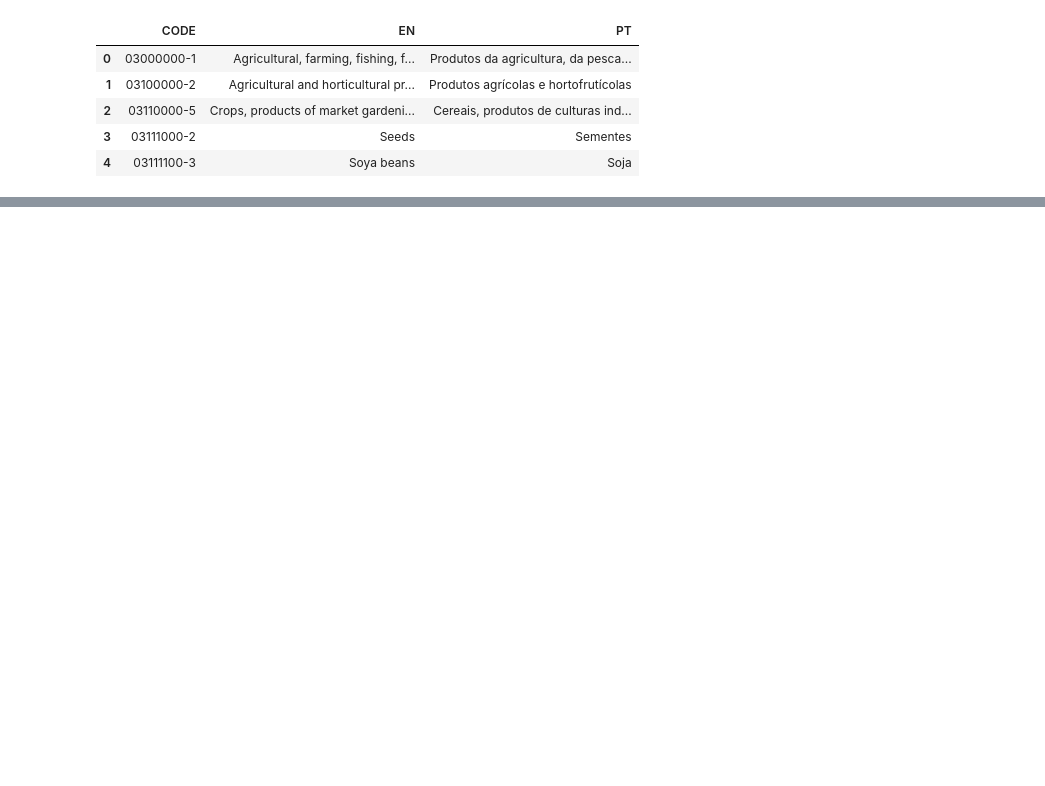
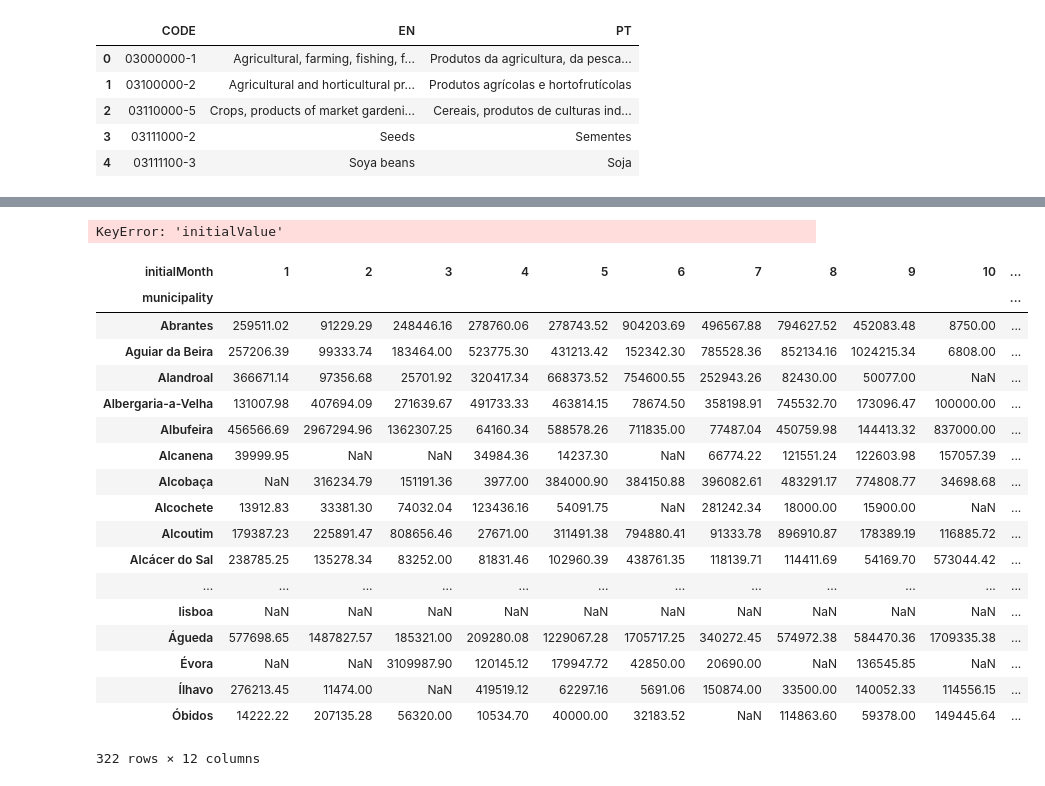
Before and after one commit to RodolfoLSS/Portuguese_Procurements, a Jupyter notebook: H7.20180088.ipynb, the cells around one changed output, grey strips where cells are left out. Drawn from its saved outputs; the diff is of its cells as text; code cells hidden in the pictures; blank space fills up the shorter version.

```diff
--- a/H7.20180088.ipynb
+++ b/H7.20180088.ipynb
@@ -101,0 +167,5 @@ proc.head()
+# %%
+expensesByCity = pd.DataFrame(municipalProc.groupby(['municipality'])['municipality','initialValue'].sum()).reset_index()
+monthlyExpenses = pd.DataFrame(municipalProc.groupby(['municipality','initialMonth'])['initialValue'].sum()).reset_index()
+
+monthlyExpenses
@@ -101,0 +191,32 @@ proc.head()
+# %%
+monthlyExpenses = pd.pivot_table(monthlyExpenses,
+                                 values="initialValue",
+                                 index=['municipality'],
+                                 columns=['initialMonth'])
+monthlyExpenses
+# %% [output]
+KeyError: 'initialValue'
+# %%
+monthlyExpenses.plot(kind="bar",
+        figsize=(50,50),
+        stacked=True)
+# %% [output]
+| initialMonth | 1 | 2 | 3 | 4 | 5 | 6 | 7 | 8 | 9 | 10 | ... |
+| municipality |  |  |  |  |  |  |  |  |  |  | ... |
+| Abrantes | 259511.02 | 91229.29 | 248446.16 | 278760.06 | 278743.52 | 904203.69 | 496567.88 | 794627.52 | 452083.48 | 8750.00 | ... |
+| Aguiar da Beira | 257206.39 | 99333.74 | 183464.00 | 523775.30 | 431213.42 | 152342.30 | 785528.36 | 852134.16 | 1024215.34 | 6808.00 | ... |
+| Alandroal | 366671.14 | 97356.68 | 25701.92 | 320417.34 | 668373.52 | 754600.55 | 252943.26 | 82430.00 | 50077.00 | NaN | ... |
+| Albergaria-a-Velha | 131007.98 | 407694.09 | 271639.67 | 491733.33 | 463814.15 | 78674.50 | 358198.91 | 745532.70 | 173096.47 | 100000.00 | ... |
+| Albufeira | 456566.69 | 2967294.96 | 1362307.25 | 64160.34 | 588578.26 | 711835.00 | 77487.04 | 450759.98 | 144413.32 | 837000.00 | ... |
+| Alcanena | 39999.95 | NaN | NaN | 34984.36 | 14237.30 | NaN | 66774.22 | 121551.24 | 122603.98 | 157057.39 | ... |
+| Alcobaça | NaN | 316234.79 | 151191.36 | 3977.00 | 384000.90 | 384150.88 | 396082.61 | 483291.17 | 774808.77 | 34698.68 | ... |
+| Alcochete | 13912.83 | 33381.30 | 74032.04 | 123436.16 | 54091.75 | NaN | 281242.34 | 18000.00 | 15900.00 | NaN | ... |
+| Alcoutim | 179387.23 | 225891.47 | 808656.46 | 27671.00 | 311491.38 | 794880.41 | 91333.78 | 896910.87 | 178389.19 | 116885.72 | ... |
+| Alcácer do Sal | 238785.25 | 135278.34 | 83252.00 | 81831.46 | 102960.39 | 438761.35 | 118139.71 | 114411.69 | 54169.70 | 573044.42 | ... |
+| ... | ... | ... | ... | ... | ... | ... | ... | ... | ... | ... | ... |
+| lisboa | NaN | NaN | NaN | NaN | NaN | NaN | NaN | NaN | NaN | NaN | ... |
+| Águeda | 577698.65 | 1487827.57 | 185321.00 | 209280.08 | 1229067.28 | 1705717.25 | 340272.45 | 574972.38 | 584470.36 | 1709335.38 | ... |
+| Évora | NaN | NaN | 3109987.90 | 120145.12 | 179947.72 | 42850.00 | 20690.00 | NaN | 136545.85 | NaN | ... |
+| Ílhavo | 276213.45 | 11474.00 | NaN | 419519.12 | 62297.16 | 5691.06 | 150874.00 | 33500.00 | 140052.33 | 114556.15 | ... |
+| Óbidos | 14222.22 | 207135.28 | 56320.00 | 10534.70 | 40000.00 | 32183.52 | NaN | 114863.60 | 59378.00 | 149445.64 | ... |
+322 rows × 12 columns
```
Also changed, not shown: parts of 12 cells of this notebook.
